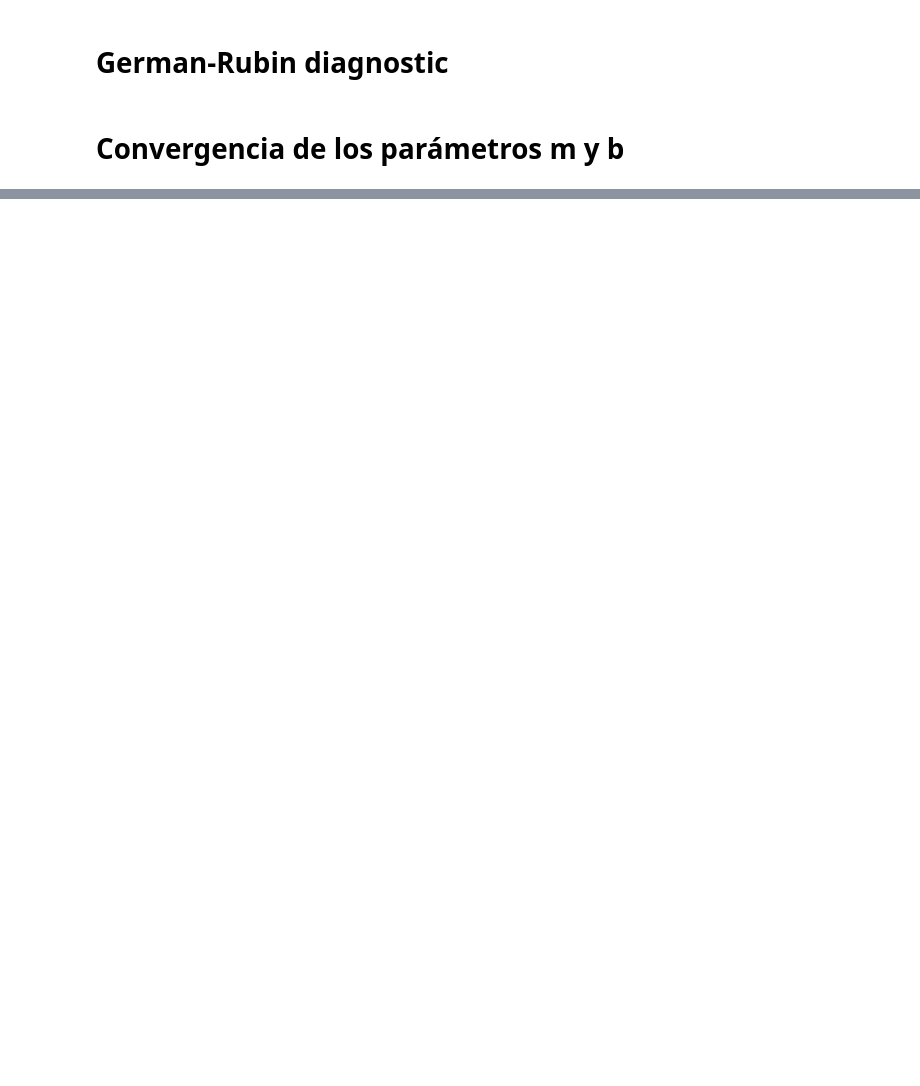
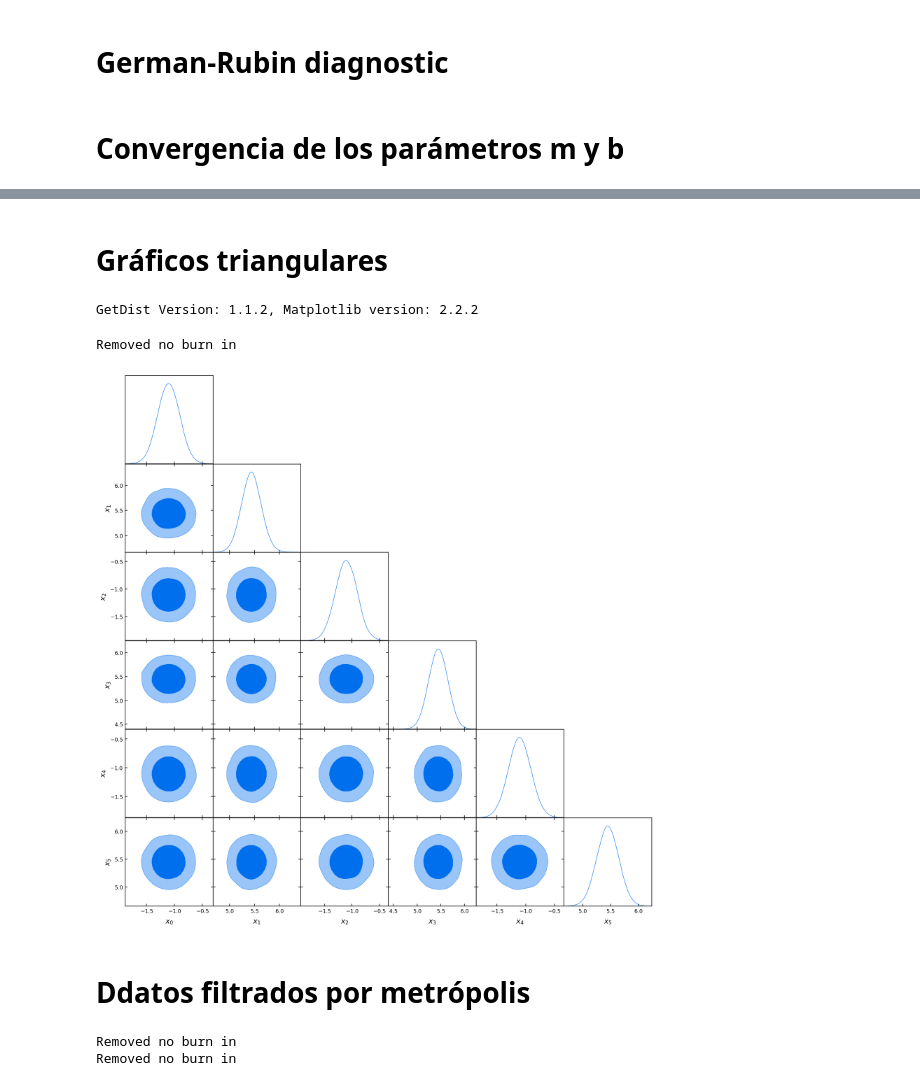
Before and after one commit to DCIDA2019/dcida2020ii-DianaAvendanoVazquez, a Jupyter notebook: Oct30/Gelman-Rubin_diagnostic.ipynb, the cells around one changed output, grey strips where cells are left out. Saved outputs shown, nothing was run; the diff lists cells and outputs as text; code cells hidden in the pictures; blank space fills up the shorter version.

```diff
--- a/Oct30/Gelman-Rubin_diagnostic.ipynb
+++ b/Oct30/Gelman-Rubin_diagnostic.ipynb
@@ -173,7 +178,7 @@ for i in range(caminadores):
 # %%
-for i in range(caminadores):
-    plt.hist(walkers[i][1],5, color = 'indianred', label = 'm'+str(i))
-    plt.hist(walkers[i][2],5, color = 'tan', label = 'b'+str(i))
-    plt.title('Histogramas de $m$ y $b$ del caminador'+ str(i))
-    plt.legend()
-    plt.show()
+# for i in range(caminadores):
+#     plt.hist(walkers[i][1],5, color = 'indianred', label = 'm'+str(i))
+#     plt.hist(walkers[i][2],5, color = 'tan', label = 'b'+str(i))
+#     plt.title('Histogramas de $m$ y $b$ del caminador'+ str(i))
+#     plt.legend()
+#     plt.show()
@@ -276,0 +266,55 @@ NameError: name 'delta' is not defined
+# %% [markdown]
+# Gráficos triangulares
+# %%
+# Show plots inline, and load main getdist plot module and samples class
+from __future__ import print_function
+%matplotlib inline
+%config InlineBackend.figure_format = 'retina'
+import sys, os
+sys.path.insert(0,os.path.realpath(os.path.join(os.getcwd(),'..')))
+from getdist import plots, MCSamples
+import getdist
+# use this *after* importing getdist if you want to use interactive plots
+# %matplotlib notebook
+import IPython
+print('GetDist Version: %s, Matplotlib version: %s'%(getdist.__version__, plt.matplotlib.__version__))
+# matplotlib 2 may not work very well without usetex on, can uncomment
+# plt.rcParams['text.usetex']=True
+# %% [output]
+GetDist Version: 1.1.2, Matplotlib version: 2.2.2
+# %%
+# Get some random samples for demonstration:
+# make random covariance, then independent samples from Gaussian
+ndim = caminadores*2
+nsamp = n_pasos
+
+np.random.seed(10)
+
+A = np.random.rand(ndim,ndim)
+cov = np.dot(A, A.T)
+cov.fill(desv_estandar) #esto llena la matriz de covarianza
+# %%
+samps = walkers[0][0]
+"""que disque agrega columnas"""
+for i in range(1,caminadores):
+    samps = np.c_[samps, walkers[i][0]]
+
+#len(samps)
+#samps
+# %%
+# Get the getdist MCSamples objects for the samples, specifying same parameter
+# names and labels; if not specified weights are assumed to all be unity
+names = ["x%s"%i for i in range(ndim)]
+labels =  ["x_%s"%i for i in range(ndim)]
+samples = MCSamples(samples=samps,names = names, labels = labels)
+#samples2 = MCSamples(samples=samps2,names = names, labels = labels, label='Second set')
+# %% [output]
+Removed no burn in
+# %%
+# Triangle plot
+g = plots.get_subplot_plotter()
+g.triangle_plot(samples, filled=True);
+# %% [output]
+[figure, added]
+# %% [markdown]
+# Ddatos filtrados por metrópolis
@@ -276,0 +330,13 @@ NameError: name 'delta' is not defined
+# %%
+# Get the getdist MCSamples objects for the samples, specifying same parameter
+# names and labels; if not specified weights are assumed to all be unity
+
+names = ["x%s"%i for i in range(caminadores)]
+labels =  ["x_%s"%i for i in range(caminadores)]
+
+sampmAccpt = MCSamples(samples= samplesm ,names = names, labels = labels)
+
+sampbAccpt = MCSamples(samples= samplesb ,names = names, labels = labels, label='Second set')
+# %% [output]
+Removed no burn in
+Removed no burn in
```
Also changed, not shown: parts of 20 cells of this notebook.
